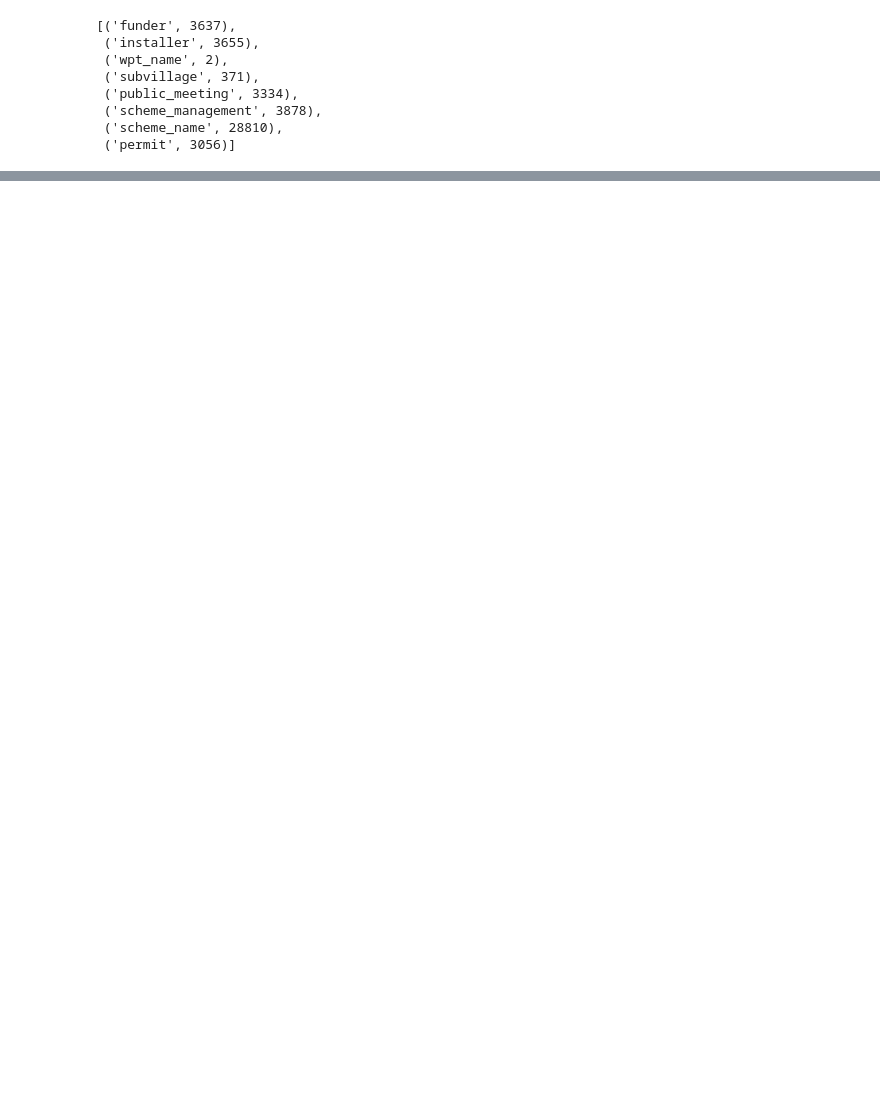
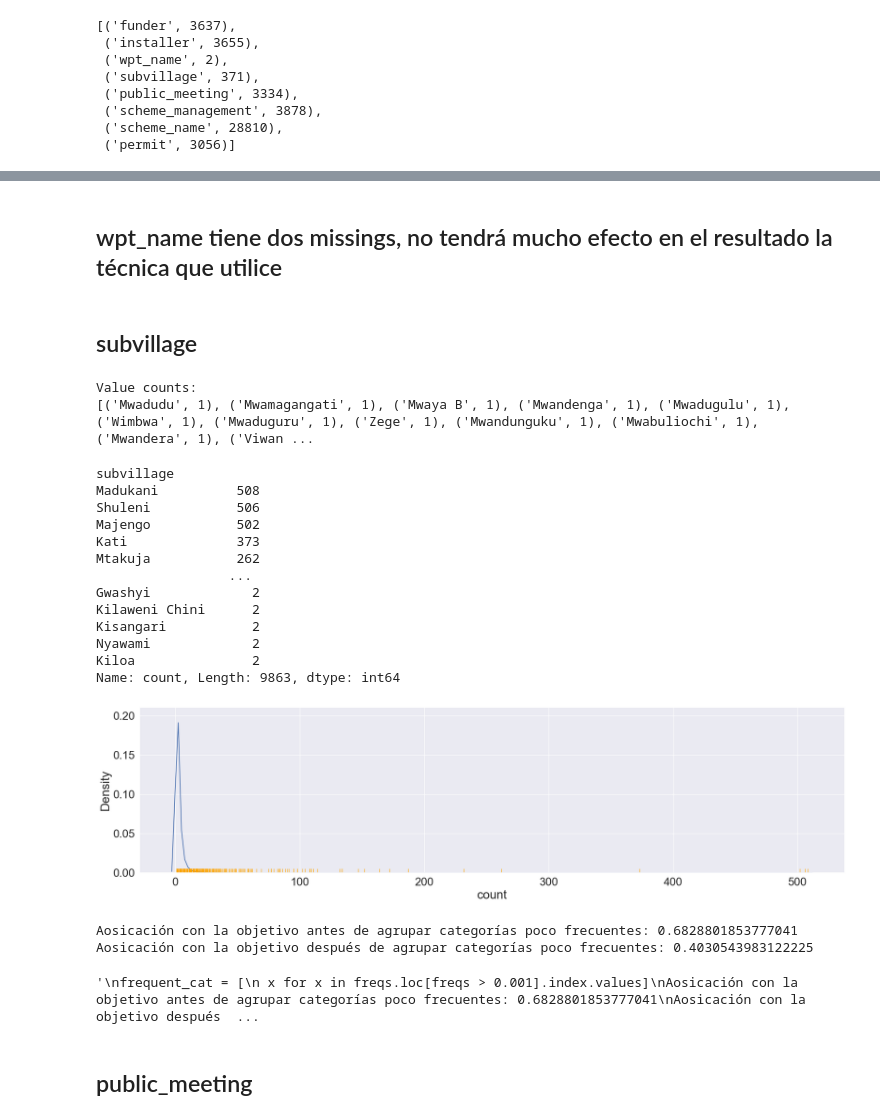
Before and after one commit to juandavidriosm/TareaMachineLearning, a Jupyter notebook: EDA.ipynb, the cells around one changed output, grey strips where cells are left out. Cells and saved outputs as stored; diff of their text form; code cells hidden in the pictures; blank space fills up the shorter version.

```diff
--- a/EDA.ipynb
+++ b/EDA.ipynb
@@ -699,0 +809,60 @@ drop_list  = ["scheme_name","funder","management_group","num_private","recorded_
+# %% [markdown]
+## wpt_name tiene dos missings, no tendrá mucho efecto en el resultado la técnica que utilice
+# %% [markdown]
+## subvillage
+# %%
+print("Value counts:")
+print([(x,y) for (x,y) in df.subvillage.value_counts().items() if y==1])
+# Demasiadas categorías de una sola aparición, crearé categoría de "poco frecuente" como recomendó el profesor y de la primera manera descrita en "Python Feature Engineering Cookbook"
+
+
+freqs = df["subvillage"].value_counts(normalize=False)
+freqs.sort_values(ascending=False)
+# la categoría que más aparece, aparece sólo en el 0.8606% de los rows
+sns.displot(freqs, height=6, aspect=3.5,kind='kde',rug=True, rug_kws={"color": "orange"})
+freqs.loc[freqs!=1]
+# %% [output]
+Value counts:
+[('Mwadudu', 1), ('Mwamagangati', 1), ('Mwaya B', 1), ('Mwandenga', 1), ('Mwadugulu', 1), ('Wimbwa', 1), ('Mwaduguru', 1), ('Zege', 1), ('Mwandunguku', 1), ('Mwabuliochi', 1), ('Mwandera', 1), ('Viwan ...
+subvillage
+Madukani          508
+Shuleni           506
+Majengo           502
+Kati              373
+Mtakuja           262
+                 ...
+Gwashyi             2
+Kilaweni Chini      2
+Kisangari           2
+Nyawami             2
+Kiloa               2
+Name: count, Length: 9863, dtype: int64
+[figure, added]
+# %%
+# En el libro se hace con frecuencias porcentuales, lo hago con números para ajustarlo de manera más fácil
+frequent_cat = [
+ x for x in freqs.loc[freqs > 3].index.values]
+
+cramer = jd.cramers_v(df.subvillage,df.status_group)
+print(f"Aosicación con la objetivo antes de agrupar categorías poco frecuentes: {cramer}")
+
+# Agrupo las poco frecuentes
+df["subvillage_agrupado"] = np.where(
+ df["subvillage"].isin(frequent_cat),
+ df["subvillage"], "Rare"
+)
+df.subvillage_agrupado = df.subvillage_agrupado.astype("category")
+cramer = jd.cramers_v(df.subvillage_agrupado,df.status_group)
+print(f"Aosicación con la objetivo después de agrupar categorías poco frecuentes: {cramer}")
+"""
+frequent_cat = [
+ x for x in freqs.loc[freqs > 0.001].index.values]
+Aosicación con la objetivo antes de agrupar categorías poco frecuentes: 0.6828801853777041
+Aosicación con la objetivo después de agrupar categorías poco frecuentes: 0.0585490865296918
+
+Así como esta hice muchas iteraciones, lo que maximiza la asociación cramer es no agrupar, me quedo con la sin agrupar y con 3 porque el random forest no debería tener problemas con esto
+"""
+# %% [output]
+Aosicación con la objetivo antes de agrupar categorías poco frecuentes: 0.6828801853777041
+Aosicación con la objetivo después de agrupar categorías poco frecuentes: 0.4030543983122225
+'\nfrequent_cat = [\n x for x in freqs.loc[freqs > 0.001].index.values]\nAosicación con la objetivo antes de agrupar categorías poco frecuentes: 0.6828801853777041\nAosicación con la objetivo después  ...
@@ -699,0 +872,2 @@ drop_list  = ["scheme_name","funder","management_group","num_private","recorded_
+# %% [markdown]
+## public_meeting
```
Also changed, not shown: parts of 34 cells of this notebook, 4 other files.
